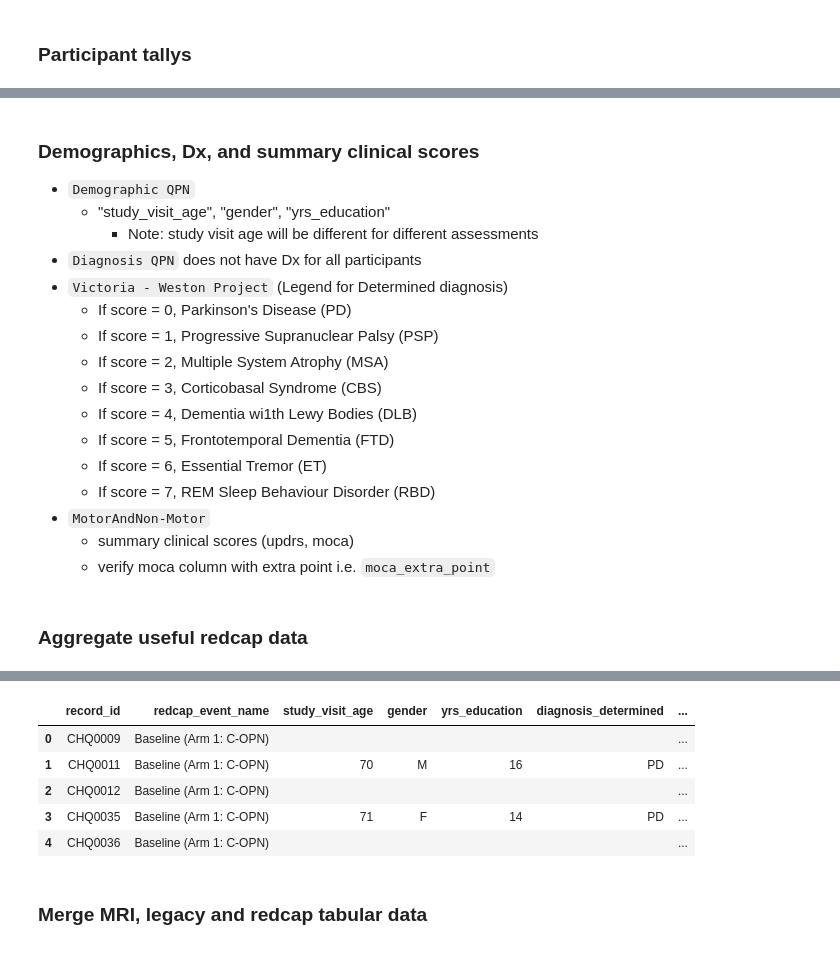
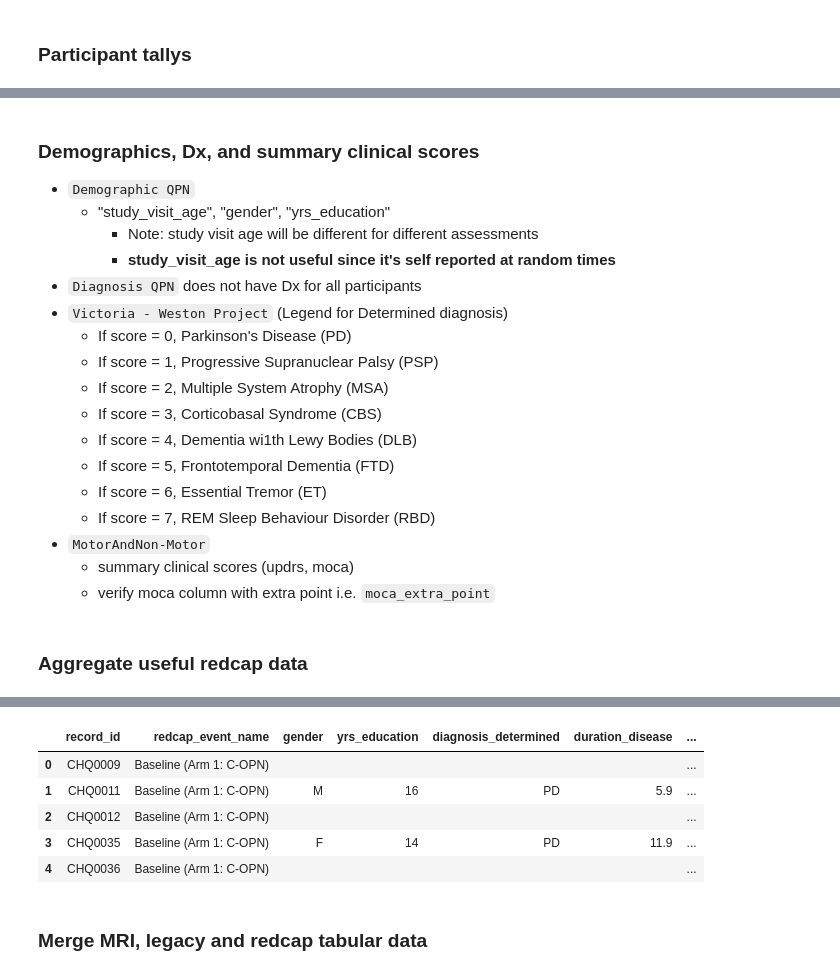
Before and after one commit to nipoppy/nipoppy, a Jupyter notebook: nipoppy/notebooks/redcap.ipynb, the cells around one changed output, grey strips where cells are left out. Saved outputs shown, nothing was run; the diff lists cells and outputs as text; code cells hidden in the pictures.

```diff
--- a/nipoppy/notebooks/redcap.ipynb
+++ b/nipoppy/notebooks/redcap.ipynb
@@ -310,6 +301,7 @@ missing_nipoppy_participants (n=5): {'PD01686', 'PD01662', 'MNI0482', 'PD01687',
 - `Demographic QPN`
     - "study_visit_age", "gender", "yrs_education"
         - Note: study visit age will be different for different assessments
+        - **study_visit_age is not useful since it's self reported at random times**
 - `Diagnosis QPN` does not have Dx for all participants
 - `Victoria - Weston Project` (Legend for Determined diagnosis)
     - If score = 0, Parkinson's Disease (PD)
@@ -328,7 +320,7 @@ missing_nipoppy_participants (n=5): {'PD01686', 'PD01662', 'MNI0482', 'PD01687',
 # %%
 index_columns = ["record_id", "redcap_event_name"]
 
-demo_cols = ["study_visit_age", "gender", "yrs_education"]
+demo_cols = ["gender", "yrs_education"]
 demo_df = query_dict['Demographic QPN'][index_columns + demo_cols].copy()
 
 dx_cols = ["diagnosis_determined", "duration_disease"]
@@ -371,8 +363,8 @@ redcap_df.head()
-|  | record_id | redcap_event_name | study_visit_age | gender | yrs_education | diagnosis_determined | ... |
+|  | record_id | redcap_event_name | gender | yrs_education | diagnosis_determined | duration_disease | ... |
 | 0 | CHQ0009 | Baseline (Arm 1: C-OPN) |  |  |  |  | ... |
-| 1 | CHQ0011 | Baseline (Arm 1: C-OPN) | 70 | M | 16 | PD | ... |
+| 1 | CHQ0011 | Baseline (Arm 1: C-OPN) | M | 16 | PD | 5.9 | ... |
 | 2 | CHQ0012 | Baseline (Arm 1: C-OPN) |  |  |  |  | ... |
-| 3 | CHQ0035 | Baseline (Arm 1: C-OPN) | 71 | F | 14 | PD | ... |
+| 3 | CHQ0035 | Baseline (Arm 1: C-OPN) | F | 14 | PD | 11.9 | ... |
 | 4 | CHQ0036 | Baseline (Arm 1: C-OPN) |  |  |  |  | ... |
 # %% [markdown]
 ### Merge MRI, legacy and redcap tabular data
```
Also changed, not shown: parts of 20 cells of this notebook, 2 other files.
